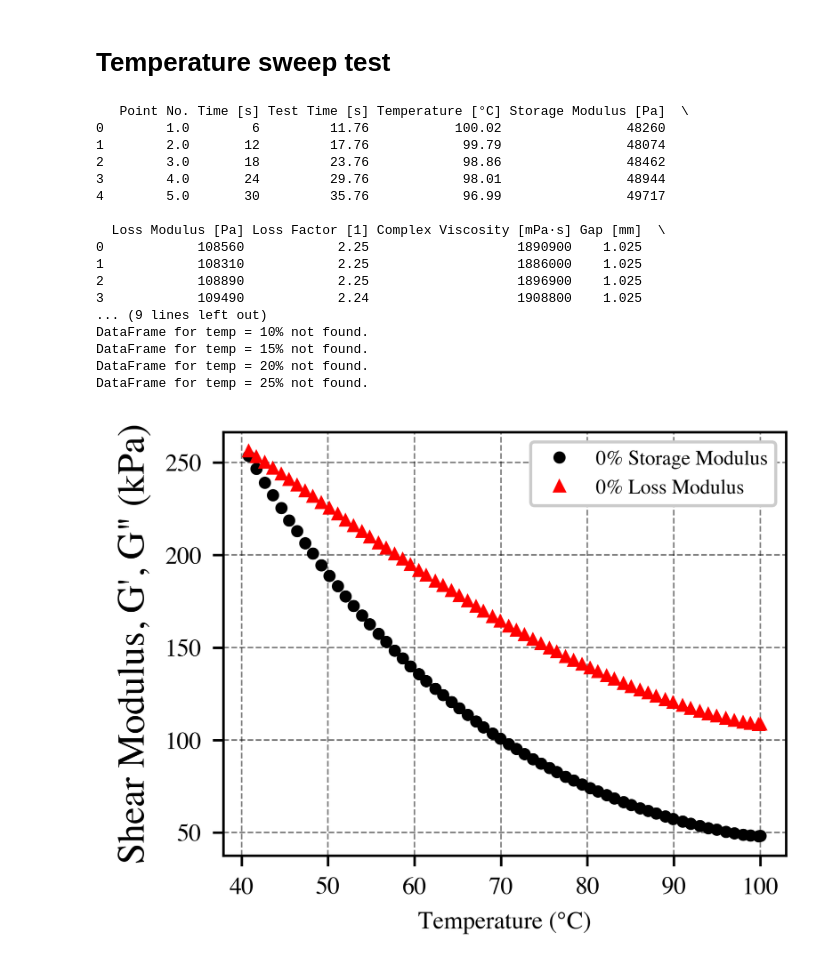
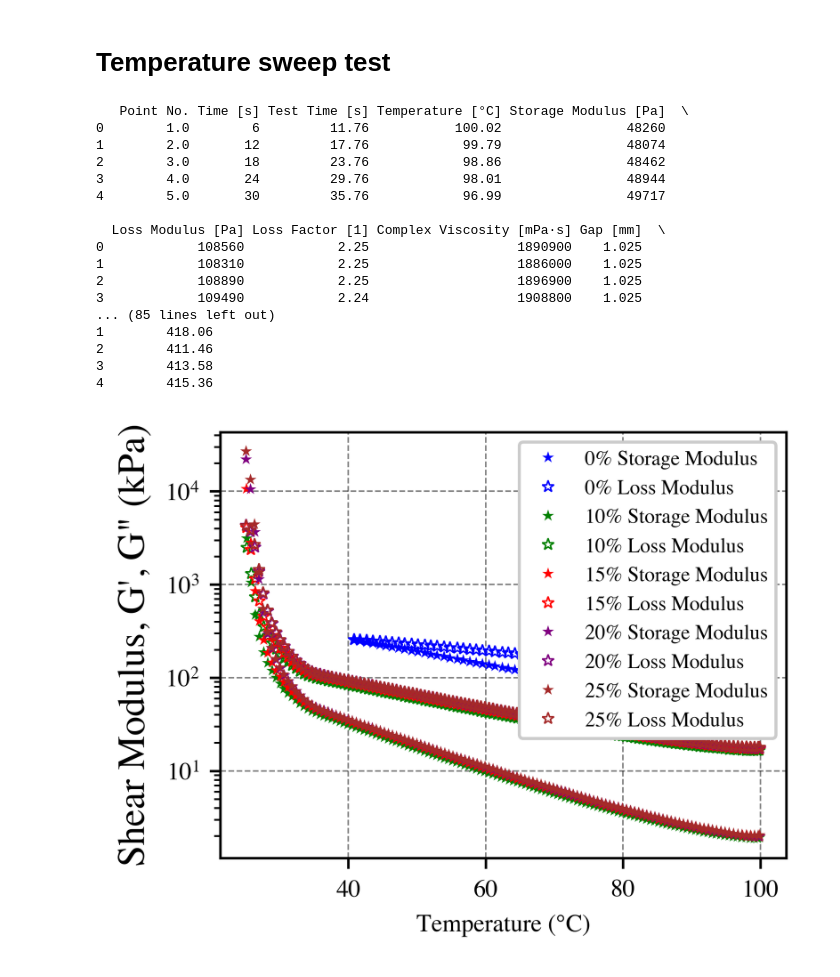
Before and after one commit to te5msride/Rheology, a Jupyter notebook: rheology.ipynb, the cells around one changed output. Cells and saved outputs as stored; diff of their text form; code cells hidden in the pictures.

Commit message:
dif temps

```diff
--- a/rheology.ipynb
+++ b/rheology.ipynb
@@ -112,7 +112,7 @@ def select_columns_for_plotting(df, sheet_name):
     selected_columns = []  # Add your logic here
     return df[selected_columns]
 
-file_name = 'Testing1-29.xlsx'
+file_name = 'Rheology-PCL-Cu.xlsx'
 
 # Load the Excel file once to fetch all sheet names and normalize them
 xls = pd.ExcelFile(file_name)
@@ -168,8 +152,11 @@ test_type = 'Freq'
 # Create a figure and axes
 fig, ax = plt.subplots()
 
+# Define a color map for each condition
+color_map = plt.cm.get_cmap('tab10')
+
 # Iterate over the conditions
-for condition in conditions:
+for i, condition in enumerate(conditions):
     # Normalize the test name to lowercase to match the dictionary keys
     test_name_normalized = f"{test_type.lower()} = {condition.lower()}"
 
@@ -190,10 +177,9 @@ for condition in conditions:
         specific_test_df['Loss Modulus [Pa]'] = specific_test_df['Loss Modulus [Pa]'] / 1000
 
         # Scatter plot for Storage Modulus as circles
-        ax.plot(specific_test_df['Angular Frequency [rad/s]'], specific_test_df['Storage Modulus [Pa]'], 'o', label=f'{condition} Storage Modulus')
+        ax.plot(specific_test_df['Angular Frequency [rad/s]'], specific_test_df['Storage Modulus [Pa]'], 'o', markersize=3, label=f'{condition} Storage Modulus', color=color_map(i))
 
-        # Scatter plot for Loss Modulus as triangles
-        ax.plot(specific_test_df['Angular Frequency [rad/s]'], specific_test_df['Loss Modulus [Pa]'], '^', label=f'{condition} Loss Modulus')
+        ax.plot(specific_test_df['Angular Frequency [rad/s]'], specific_test_df['Loss Modulus [Pa]'], 'o', markersize=3.5, mew=.5, markerfacecolor='none', label=f'{condition} Loss Modulus', color=color_map(i))
 
     else:
         print(f"DataFrame for {test_name_normalized} not found.")
@@ -240,7 +226,7 @@ test_type = 'Amp'
 fig, ax = plt.subplots()
 
 # Iterate over the conditions
-for condition in conditions:
+for i, condition in enumerate(conditions):
     # Normalize the test name to lowercase to match the dictionary keys
     test_name_normalized = f"{test_type.lower()} = {condition.lower()}"
 
@@ -262,10 +248,10 @@ for condition in conditions:
         specific_test_df['Loss Modulus [Pa]'] = specific_test_df['Loss Modulus [Pa]'] / 1000
 
         # Scatter plot for Storage Modulus as circles
-        ax.plot(specific_test_df['Shear Stress [Pa]'], specific_test_df['Storage Modulus [Pa]'], 'o', label=f'{condition} Storage Modulus')
+        color = plt.cm.tab10(i)  # Get color from color map based on condition index
+        ax.plot(specific_test_df['Shear Stress [Pa]'], specific_test_df['Storage Modulus [Pa]'], 'o', markersize=3, label=f'{condition} Storage Modulus', color=color)
 
-        # Scatter plot for Loss Modulus as triangles
-        ax.plot(specific_test_df['Shear Stress [Pa]'], specific_test_df['Loss Modulus [Pa]'], '^', label=f'{condition} Loss Modulus')
+        ax.plot(specific_test_df['Shear Stress [Pa]'], specific_test_df['Loss Modulus [Pa]'], 'o', markerfacecolor='none', markersize=3, mew=0.5, label=f'{condition} Loss Modulus', color=color)
 
     else:
         print(f"DataFrame for {test_name_normalized} not found.")
@@ -380,8 +366,11 @@ test_type = 'creep + relax'
 # Create a figure and axes
 fig, ax = plt.subplots()
 
+# Define a color map for each condition
+color_map = plt.cm.get_cmap('tab10')
+
 # Iterate over the conditions
-for condition in conditions:
+for i, condition in enumerate(conditions):
     # Normalize the test name to lowercase to match the dictionary keys
     test_name_normalized = f"{test_type.lower()} = {condition}"
 
@@ -393,8 +382,8 @@ for condition in conditions:
         specific_test_df['Time [s]'] = pd.to_numeric(specific_test_df['Time [s]'], errors='coerce')
         specific_test_df['Shear Strain [%]'] = pd.to_numeric(specific_test_df['Shear Strain [%]'], errors='coerce')
 
-        # Plot the data for the specific condition
-        ax.plot(specific_test_df['Time [s]'], specific_test_df['Shear Strain [%]'], label=f'{condition}')
+        # Plot the data for the specific condition with a unique color
+        ax.plot(specific_test_df['Time [s]'], specific_test_df['Shear Strain [%]'], label=f'{condition}', color=color_map(i))
 
     else:
         print(f"DataFrame for {test_name_normalized} not found.")
@@ -424,8 +409,11 @@ test_type = 'temp'
 # Create a figure and axes
 fig, ax = plt.subplots()
 
+# Define colors for each condition
+colors = ['blue', 'orange', 'green', 'red', 'purple', 'brown']
+
 # Iterate over the conditions
-for condition in conditions:
+for i, condition in enumerate(conditions):
     # Normalize the test name to lowercase to match the dictionary keys
     test_name_normalized = f"{test_type.lower()} = {condition.lower()}"
 
@@ -446,39 +434,41 @@ for condition in conditions:
         specific_test_df['Loss Modulus [Pa]'] = specific_test_df['Loss Modulus [Pa]'] / 1000
 
         # Scatter plot for Storage Modulus as circles
-        ax.plot(specific_test_df['Temperature [°C]'], specific_test_df['Storage Modulus [Pa]'], 'o', label=f'{condition} Storage Modulus')
+        ax.plot(specific_test_df['Temperature [°C]'], specific_test_df['Storage Modulus [Pa]'], '*', color=colors[i],markersize=4,mew=0, label=f'{condition} Storage Modulus')
 
         # Scatter plot for Loss Modulus as triangles
-        ax.plot(specific_test_df['Temperature [°C]'], specific_test_df['Loss Modulus [Pa]'], '^', label=f'{condition} Loss Modulus')
+        ax.plot(specific_test_df['Temperature [°C]'], specific_test_df['Loss Modulus [Pa]'], '*',markerfacecolor='none',markersize=4, markeredgewidth=-0.5, color=colors[i], label=f'{condition} Loss Modulus')
 
     else:
         print(f"DataFrame for {test_name_normalized} not found.")
 
 # Adding title and labels
 ax.set_xlabel('Temperature (°C)')
 ax.set_ylabel('Shear Modulus, G\', G" (kPa)', fontsize=12.5)
+# ax.set_xscale('log')
+ax.set_yscale('log')
 
 # Adding legend
 ax.legend(fontsize='small')  # Choose an appropriate size like 'small', 'medium', 'large', or a numeric value
 
 # Show plot
 plt.show()
 # %% [output]
    Point No. Time [s] Test Time [s] Temperature [°C] Storage Modulus [Pa]  \
 0        1.0        6         11.76           100.02                48260
 1        2.0       12         17.76            99.79                48074
 2        3.0       18         23.76            98.86                48462
 3        4.0       24         29.76            98.01                48944
 4        5.0       30         35.76            96.99                49717
 
   Loss Modulus [Pa] Loss Factor [1] Complex Viscosity [mPa·s] Gap [mm]  \
 0            108560            2.25                   1890900    1.025
 1            108310            2.25                   1886000    1.025
 2            108890            2.25                   1896900    1.025
 3            109490            2.24                   1908800    1.025
-... (9 lines left out)
-DataFrame for temp = 10% not found.
-DataFrame for temp = 15% not found.
-DataFrame for temp = 20% not found.
-DataFrame for temp = 25% not found.
+... (85 lines left out)
+1        418.06
+2        411.46
+3        413.58
+4        415.36
-[figure, old version]
+[figure, new version]
```
Also changed, not shown: parts of 10 cells of this notebook, 5 other files.
